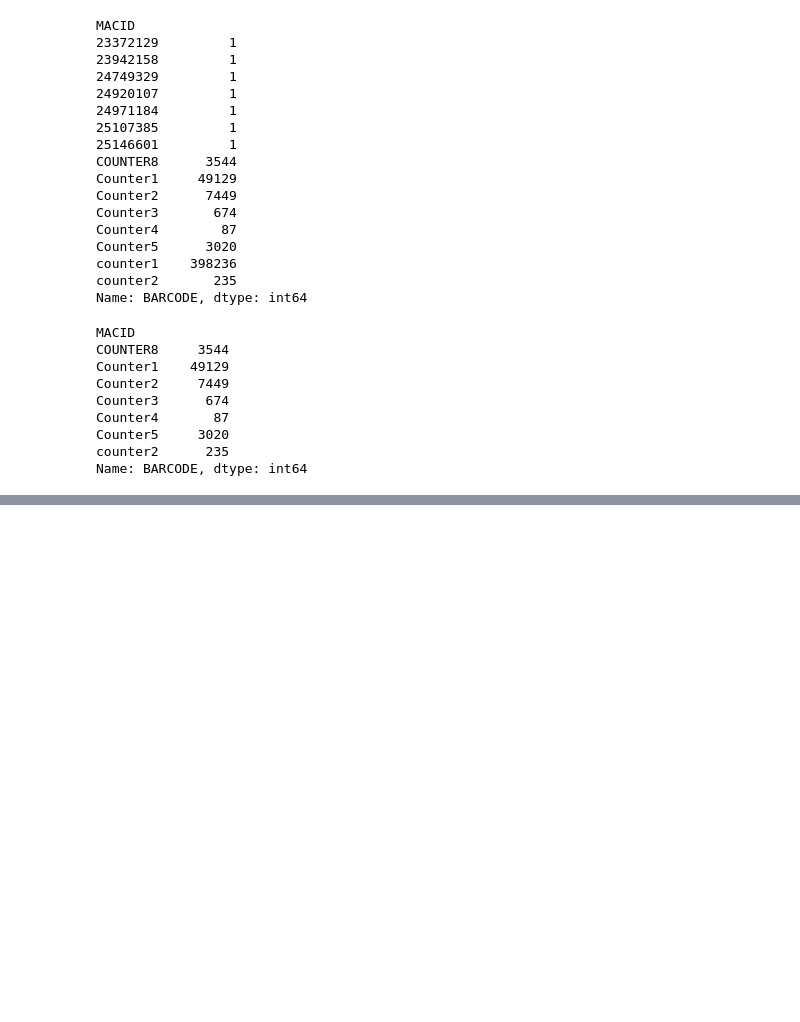
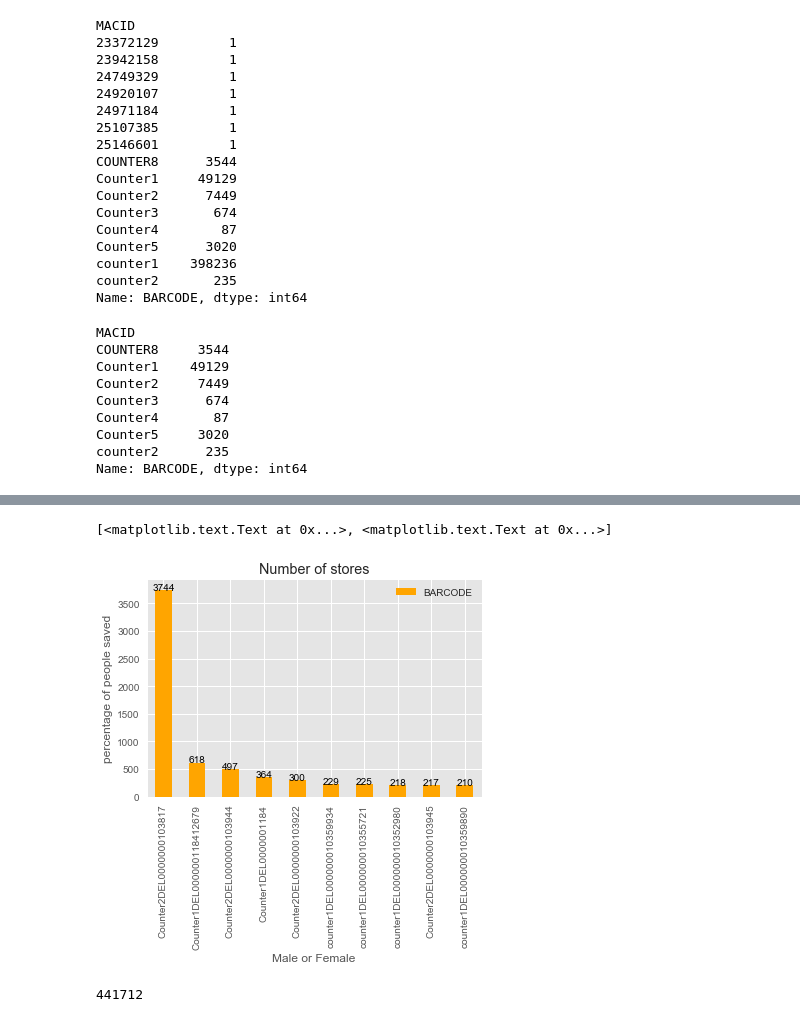
Before and after one commit to LakshayNagpal/HUL-Data-Analysis, a Jupyter notebook: HUL-Phase2.ipynb, the cells around one changed output, grey strips where cells are left out. Saved outputs shown, nothing was run; the diff lists cells and outputs as text; code cells hidden in the pictures; blank space fills up the shorter version.

```diff
--- a/HUL-Phase2.ipynb
+++ b/HUL-Phase2.ipynb
@@ -178,10 +171,0 @@ plt.show()
-# %%
-fig, ax1 = plt.subplots(figsize=(10,5))
-rects1 = ax1.bar(np.arange(x.count()), x, 0.5, color='r',label='schb')
-ax1.set_ylabel('Scores')
-ax1.set_title('Scores by group and gender')
-ax1.legend(loc='upper right')
-for i in range(0,len(x)):
-    ax1.text(i, x.iloc[i], x.iloc[i], color='blue', fontweight='bold',ha='center')
-
-plt.show()
@@ -189,0 +177,3 @@ plt.show()
+# %%
+more_than_one_bill = pd.concat(g for _, g in store.groupby("BILLNO") if len(g) > 1)
+len(more_than_one_bill)
@@ -189,0 +182,3 @@ plt.show()
+# %%
+bill_group = more_than_one_bill.groupby('BILLNO')['BARCODE'].count()
+bill_group.describe()
@@ -189,0 +195,21 @@ plt.show()
+# %%
+bill_group.sort_values(inplace=True, ascending=False)
+# %%
+ax = bill_group.head(10).plot(kind='bar',
+            title='Number of stores',
+            grid=True,
+            legend=True,
+            color="orange")
+for i in range(0,10):
+    ax.text(i, bill_group.head(10).iloc[i], bill_group.head(10).iloc[i], color='black',ha='center')
+
+ax.set(xlabel="Male or Female", ylabel="percentage of people saved")
+# %% [output]
+[<matplotlib.text.Text at 0x...>, <matplotlib.text.Text at 0x...>]
+[figure, added]
+# %%
+more_than_one_barcode = pd.concat(g for _, g in store.groupby("BARCODE") if len(g) > 1)
+len(more_than_one_barcode)
+# Barcode can never be same, therefore these are the number of products on which offer was applied or were manual entries
+# %% [output]
+441712
```
Also changed, not shown: parts of 9 cells of this notebook.
